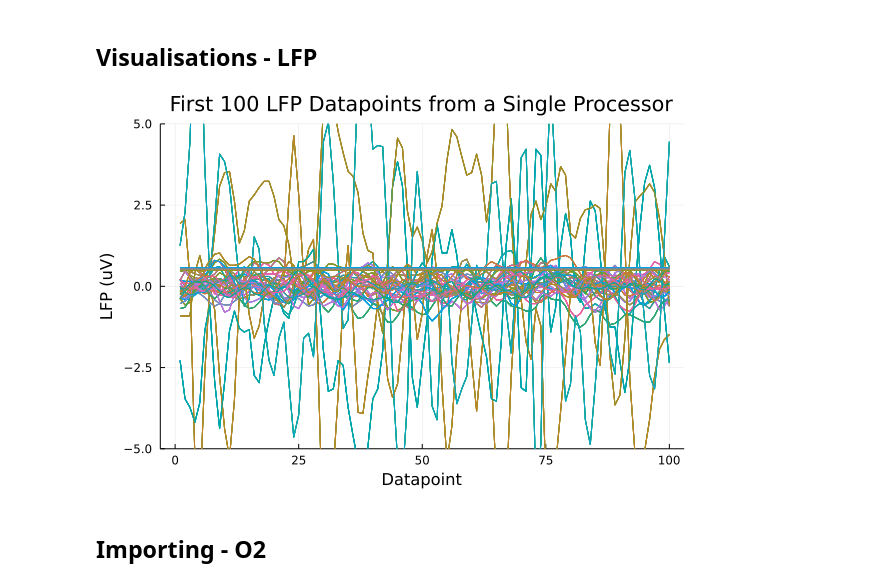
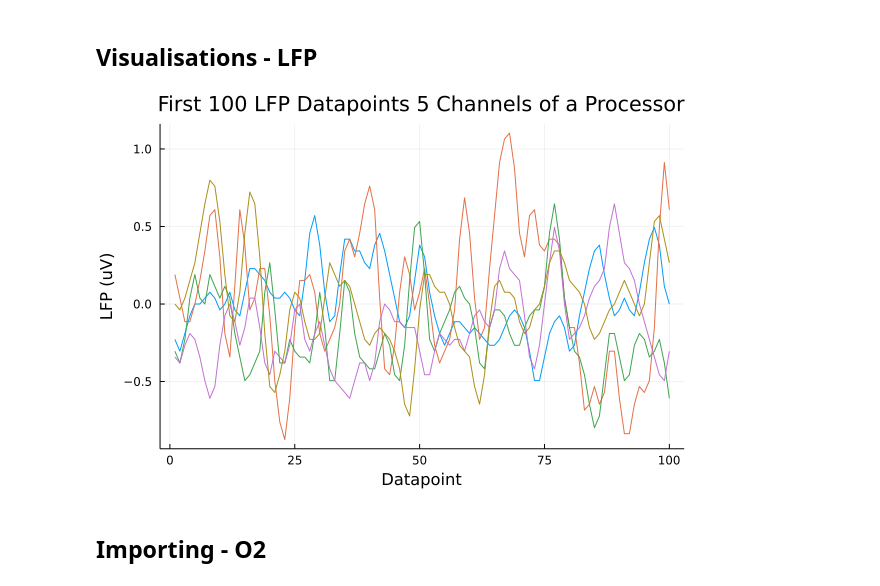
Before and after one commit to alexelwood14/O2-LFP-modelling, a Jupyter notebook: src/visualisations.ipynb, the cells around one changed output. Saved outputs shown, nothing was run; the diff lists cells and outputs as text; code cells hidden in the pictures.

Commit message:
Decluttered visualisation

```diff
--- a/src/visualisations.ipynb
+++ b/src/visualisations.ipynb
@@ -45,15 +45,15 @@ end
 # %% [markdown]
 ## Visualisations - LFP
 # %%
-for i in 1:n_channels
+plot(lfp_data[1,1:100], legend=false)
+for i in 2:5
     plot!(lfp_data[i,1:100], legend=false)
 end
-title!("First 100 LFP Datapoints from a Single Processor")
+title!("First 100 LFP Datapoints 5 Channels of a Processor")
 xlabel!("Datapoint")
 ylabel!("LFP (uV)")
-ylims!(-5, 5)
 # %% [output]
-[figure, old version]
+[figure, new version]
 # %% [markdown]
 ## Importing - O2
 # %%
```
Also changed, not shown: parts of 1 cell of this notebook.
